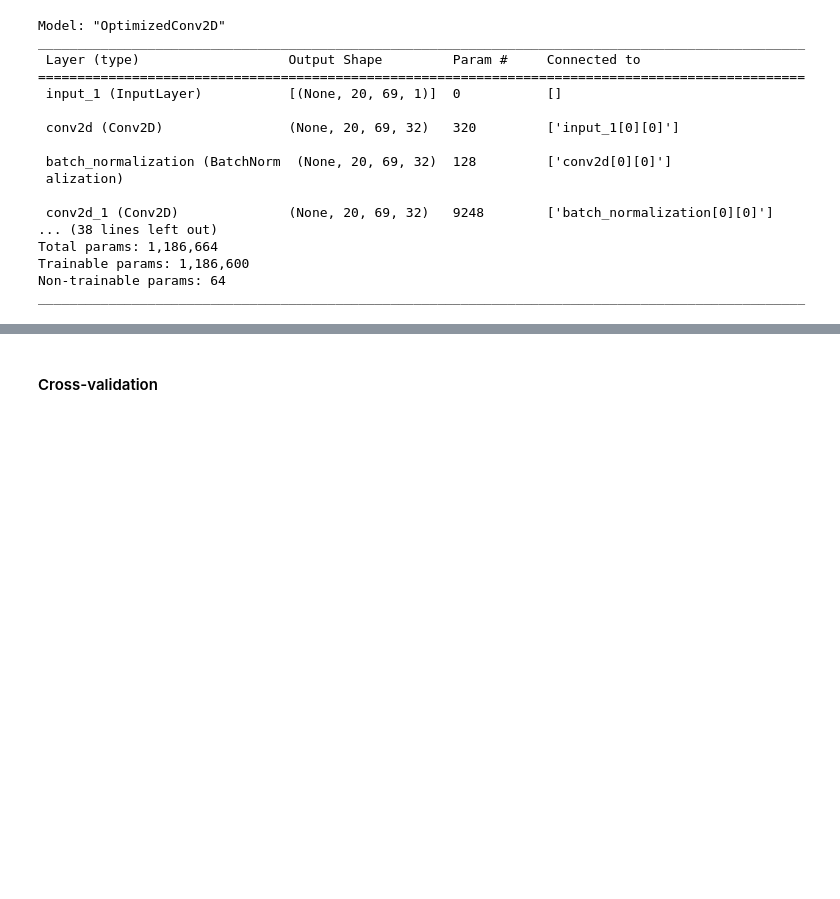
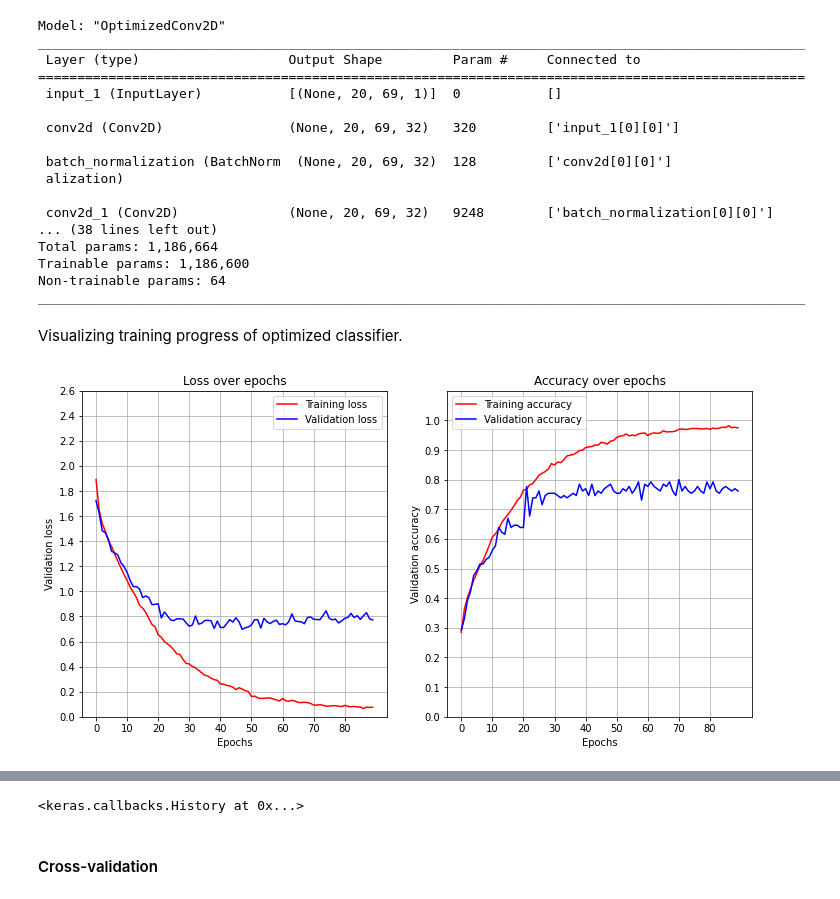
Before and after one commit to TuomasKuutsa/Emotion-classifier-project, a Jupyter notebook: EmotionClassification.ipynb, the cells around one changed output, grey strips where cells are left out. Saved outputs shown, nothing was run; the diff lists cells and outputs as text; code cells hidden in the pictures; blank space fills up the shorter version.

Commit message:
added training progress plot for optimized keras classifier

```diff
--- a/EmotionClassification.ipynb
+++ b/EmotionClassification.ipynb
@@ -755,3 +706,20 @@ Non-trainable params: 64
 __________________________________________________________________________________________________
 # %%
 plot_model(optimized_keras, show_shapes=True, dpi=96, to_file='images/OptimizedConv2DGraph.png')
+# %% [markdown]
+Visualizing training progress of optimized classifier.
+# %%
+def scheduler(epoch, lr):
+    if epoch == 50 or epoch == 70 or epoch == 90:
+        return lr*0.5
+    else:
+        return lr
+
+optimized_keras.fit([X_train_keras[0], X_train_keras[1], X_train_keras[2]], y_train_keras,
+                     batch_size=8, epochs=90,
+                     validation_data=([X_val_keras[0], X_val_keras[1], X_val_keras[2]], y_val_keras),
+                     shuffle=True,
+                     callbacks=[keras.callbacks.LearningRateScheduler(scheduler),
+                                PlotMetrics()])
+# %% [output]
+[figure, added]
@@ -758,3 +727,4 @@ plot_model(optimized_keras, show_shapes=True, dpi=96, to_file='images/OptimizedC
+<keras.callbacks.History at 0x...>
 # %% [markdown]
 #### Cross-validation
 # %% [markdown]
```
Also changed, not shown: parts of 7 cells of this notebook, 1 other file.
